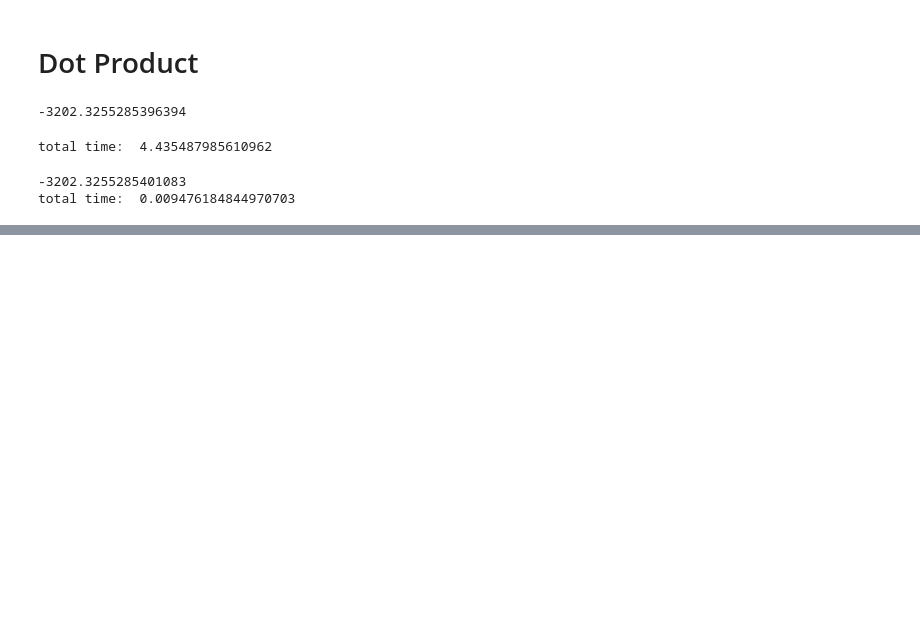
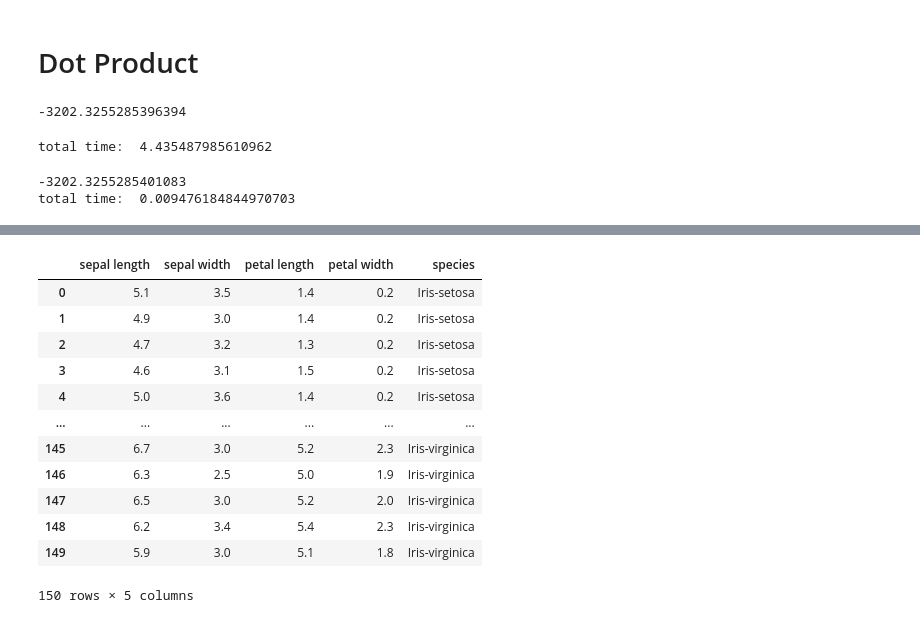
Before and after one commit to aiko-isnt-ded/data-analytics, a Jupyter notebook: notebooks/3numpy_pandas.ipynb, the cells around one changed output, grey strips where cells are left out. Cells and saved outputs as stored; diff of their text form; code cells hidden in the pictures; blank space fills up the shorter version.

```diff
--- a/notebooks/3numpy_pandas.ipynb
+++ b/notebooks/3numpy_pandas.ipynb
@@ -233,0 +245,20 @@ total time:  0.009476184844970703
+# %%
+import pandas as pd
+path = "/Users/Viviana/apps/data-analytics/data/raw/iris.data"
+df = pd.read_csv(path, header=None) # Le indica a pandas que los datos no tienen encabezados
+df.columns = ["sepal length", "sepal width", "petal length", "petal width", "species"]
+df
+# %% [output]
+|  | sepal length | sepal width | petal length | petal width | species |
+| 0 | 5.1 | 3.5 | 1.4 | 0.2 | Iris-setosa |
+| 1 | 4.9 | 3.0 | 1.4 | 0.2 | Iris-setosa |
+| 2 | 4.7 | 3.2 | 1.3 | 0.2 | Iris-setosa |
+| 3 | 4.6 | 3.1 | 1.5 | 0.2 | Iris-setosa |
+| 4 | 5.0 | 3.6 | 1.4 | 0.2 | Iris-setosa |
+| ... | ... | ... | ... | ... | ... |
+| 145 | 6.7 | 3.0 | 5.2 | 2.3 | Iris-virginica |
+| 146 | 6.3 | 2.5 | 5.0 | 1.9 | Iris-virginica |
+| 147 | 6.5 | 3.0 | 5.2 | 2.0 | Iris-virginica |
+| 148 | 6.2 | 3.4 | 5.4 | 2.3 | Iris-virginica |
+| 149 | 5.9 | 3.0 | 5.1 | 1.8 | Iris-virginica |
+150 rows × 5 columns
```
Also changed, not shown: parts of 20 cells of this notebook.
